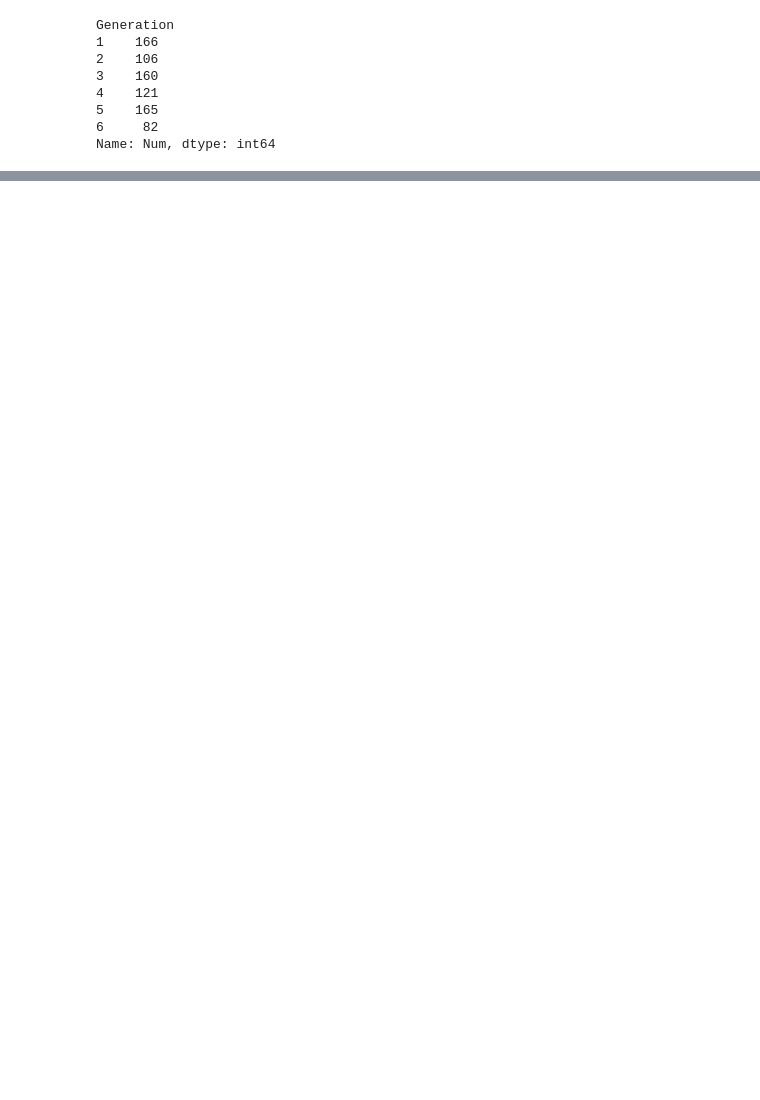
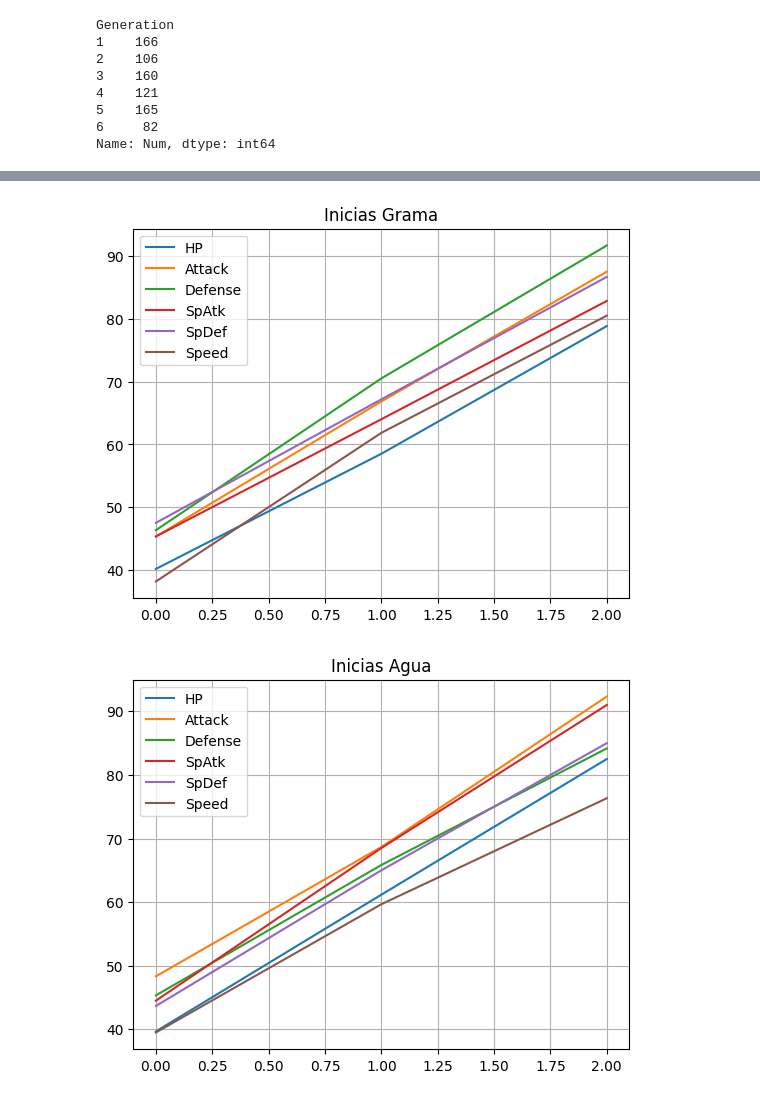
Before and after one commit to LucasMGuima/UnimedBH-Ciencia-de-Dados, a Jupyter notebook: Projetos/AnaliseDadosPythonPandas/PokemonAnalise.ipynb, the cells around one changed output, grey strips where cells are left out. Saved outputs shown, nothing was run; the diff lists cells and outputs as text; code cells hidden in the pictures; blank space fills up the shorter version.

Commit message:
Média
Calculo das media dos tipos por estagio entre a geração 1 e 6,  e plotagem pra fácil visualização.

```diff
--- a/Projetos/AnaliseDadosPythonPandas/PokemonAnalise.ipynb
+++ b/Projetos/AnaliseDadosPythonPandas/PokemonAnalise.ipynb
@@ -26,0 +88,12 @@ Name: Num, dtype: int64
+# %%
+def pega_inicias(dataFrame):
+    # Como as 9 primeiras entradas representam os Pokemon inicias.
+    new_df = dataFrame.head(9)
+    return new_df
+
+def reset_num(dataFrame):
+    # Como estavam eu um unico Data Frame, os valores de Num precisam ser corrigidos, para facilitar o uso futuro
+    cont = 0
+    for row in range(dataFrame.shape[0]):
+        dataFrame.iat[row, 0] = cont+1
+        cont += 1
@@ -26,0 +131,35 @@ Name: Num, dtype: int64
+# %%
+def soma_atributo_stage(atri, num, tipo):
+    soma = 0
+    #Corrige o Num de acordo com o tipo
+    if tipo == 'Water': num += 6
+    if tipo == 'Fire': num += 3
+
+    for gen in range(gens):
+        df_poke = arr_iniGen[gen][(arr_iniGen[gen]['Num'] == num) & (arr_iniGen[gen]['Type1'] == tipo)]
+        soma += df_poke[atri].sum()
+    return soma
+
+def novo_dataFrame(tipo):
+    new_df = pd.DataFrame({'Stagio':['Base', 'Stagio1', 'Stagio2'],
+                            'HP':[soma_atributo_stage('HP', 1, tipo)/gens, soma_atributo_stage('HP', 2, tipo)/gens, soma_atributo_stage('HP', 3, tipo)/gens],
+                            'Attack':[soma_atributo_stage('Attack', 1, tipo)/gens, soma_atributo_stage('Attack', 2, tipo)/gens, soma_atributo_stage('Attack', 3, tipo)/gens],
+                            'Defense':[soma_atributo_stage('Defense', 1, tipo)/gens, soma_atributo_stage('Defense', 2, tipo)/gens, soma_atributo_stage('Defense', 3, tipo)/gens],
+                            'SpAtk':[soma_atributo_stage('SpAtk', 1, tipo)/gens, soma_atributo_stage('SpAtk', 2, tipo)/gens, soma_atributo_stage('SpAtk', 3, tipo)/gens],
+                            'SpDef':[soma_atributo_stage('SpDef', 1, tipo)/gens, soma_atributo_stage('SpDef', 2, tipo)/gens, soma_atributo_stage('SpDef', 3, tipo)/gens],
+                            'Speed':[soma_atributo_stage('Speed', 1, tipo)/gens, soma_atributo_stage('Speed', 2, tipo)/gens, soma_atributo_stage('Speed', 3, tipo)/gens],
+                          })
+    return new_df
+# %%
+#Medias
+df_iniGrama = novo_dataFrame('Grass')
+df_iniAgua = novo_dataFrame('Water')
+df_iniFogo = novo_dataFrame('Fire')
+# %%
+#Representando em gráfico
+plotGrama = df_iniGrama.plot(grid=True, title="Inicias Grama")
+plotAgua = df_iniAgua.plot(grid=True, title="Inicias Agua")
+plotFogo = df_iniFogo.plot(grid=True, title="Inicias Fogo")
+# %% [output]
+[figure, added]
+[figure, added]
```
Also changed, not shown: parts of 14 cells of this notebook.
